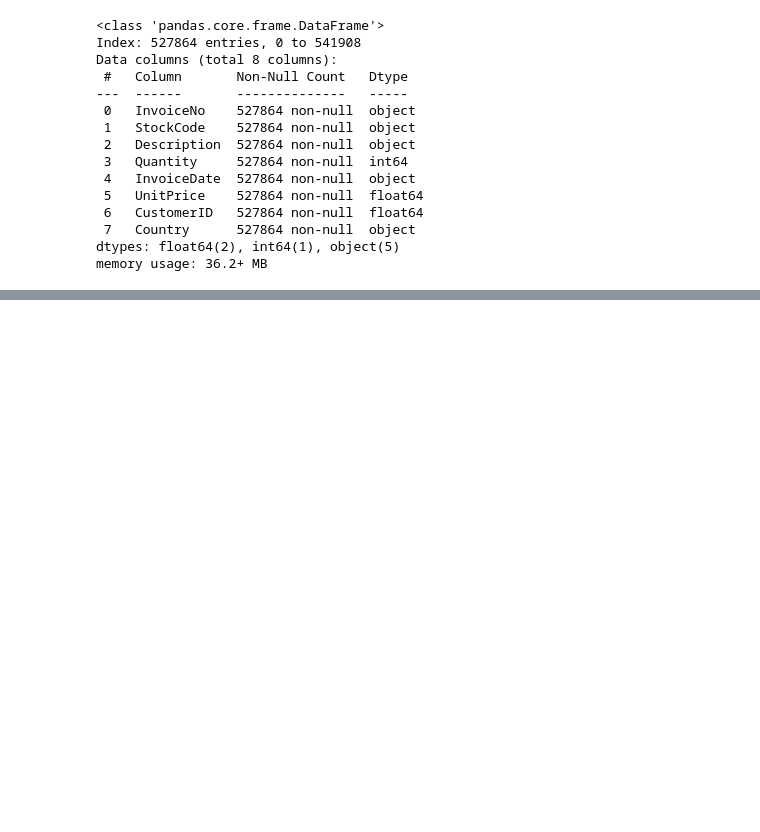
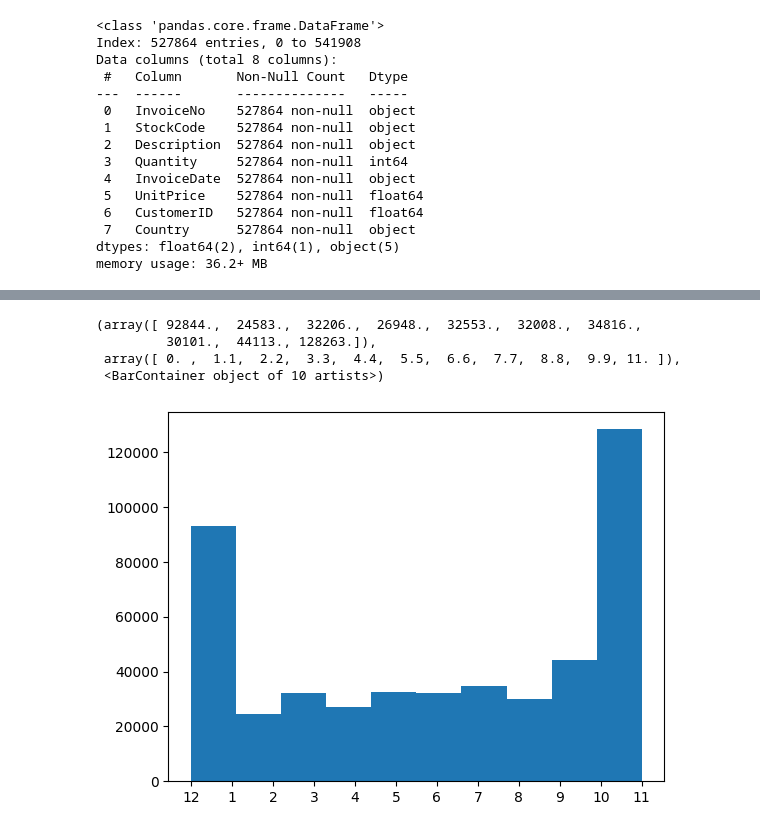
Before and after one commit to hetbhalani/Sem-5, a Jupyter notebook: DM/Project/onllineRetail.ipynb, the cells around one changed output, grey strips where cells are left out. Cells and saved outputs as stored; diff of their text form; code cells hidden in the pictures; blank space fills up the shorter version.

```diff
--- a/DM/Project/onllineRetail.ipynb
+++ b/DM/Project/onllineRetail.ipynb
@@ -247,0 +271,2 @@ df.head()
+# %%
+df = df[df['Country'] == 'United Kingdom']
@@ -247,0 +277,2 @@ df.head()
+# %%
+df = df.drop_duplicates()
@@ -247,0 +283,2 @@ df.head()
+# %%
+df['TotalPrice'] = df['Quantity'] * df['UnitPrice']
@@ -247,0 +339,2 @@ df.head()
+# %%
+months = df['InvoiceDate'].str.split().str[0].str.split('/').str[0]
@@ -247,0 +343,8 @@ df.head()
+# %%
+plt.hist(months)
+# %% [output]
+(array([ 92844.,  24583.,  32206.,  26948.,  32553.,  32008.,  34816.,
+         30101.,  44113., 128263.]),
+ array([ 0. ,  1.1,  2.2,  3.3,  4.4,  5.5,  6.6,  7.7,  8.8,  9.9, 11. ]),
+ <BarContainer object of 10 artists>)
+[figure, added]
```
Also changed, not shown: parts of 13 cells of this notebook, 1 other file.
